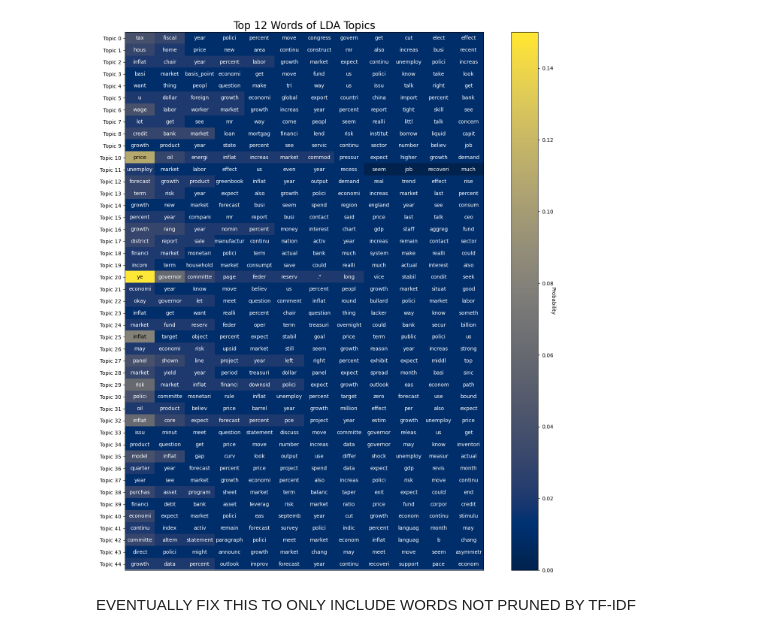
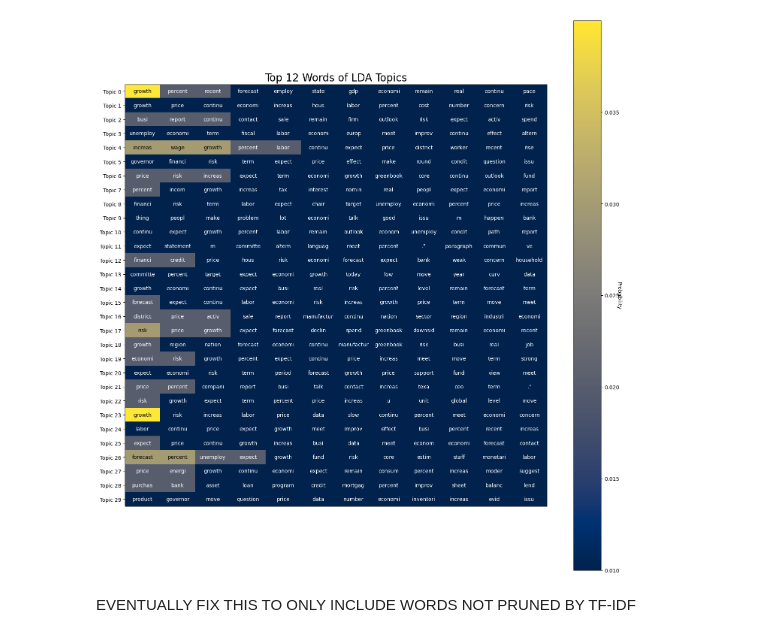
Before and after one commit to bendurham441/fed-nlp, a Jupyter notebook: topic_modelling.ipynb, the cells around one changed output. Drawn from its saved outputs; the diff is of its cells as text; code cells hidden in the pictures.

Commit message:
Re-ran topic model with K=30

```diff
--- a/topic_modelling.ipynb
+++ b/topic_modelling.ipynb
@@ -51,2 +52,3 @@ K = 45
 # %%
+K = 30
 ldamodel = LdaModel(corpus, num_topics=K, id2word=dictionary, passes=10, random_state=0, minimum_probability=0, eta=0.025, alpha=50/K)
@@ -79,31 +64,31 @@ ldamodel.show_topic(0, topn=12)
 # %%
-wordprobs = np.array([[round(prob,2) for word, prob in ldamodel.show_topic(i, topn=12)] for i in range(45)])
-words = np.array([[word for word, prob in ldamodel.show_topic(i, topn=12)] for i in range(45)])
+wordprobs = np.array([[round(prob,2) for word, prob in ldamodel.show_topic(i, topn=12)] for i in range(K)])
+words = np.array([[word for word, prob in ldamodel.show_topic(i, topn=12)] for i in range(K)])
 # %%
-topic_labels = [f'Topic {i}' for i in range(45)]
+topic_labels = [f'Topic {i}' for i in range(K)]
 # %%
 fig, ax = plt.subplots(figsize=(15,15))
 im = ax.imshow(wordprobs, aspect='0.4', cmap='cividis')
 
 ax.set_title('Top 12 Words of LDA Topics', fontsize=20 )
 
 cbar = ax.figure.colorbar(im, ax=ax)
 cbar.ax.set_ylabel('Probability', rotation=-90)
 
-ax.set_yticks(np.arange(45), labels=topic_labels)
+ax.set_yticks(np.arange(K), labels=topic_labels)
 ax.set_xticks([])
 
 textcolors=('white', 'black')
 
-for i in range(45):
+for i in range(K):
     for j in range(12):
         text = ax.text(j, i, words[i, j], ha='center', va='center', color=textcolors[int(im.norm(wordprobs[i,j]) > 0.4)])
 
 fig.tight_layout()
 
 print()
 # %% [output]
-[figure, old version]
+[figure, new version]
 # %%
 def get_all_topics(tokens):
     topic_probs = ldamodel[dictionary.doc2bow(tokens)]
```
Also changed, not shown: parts of 15 cells of this notebook, 1 other file.
